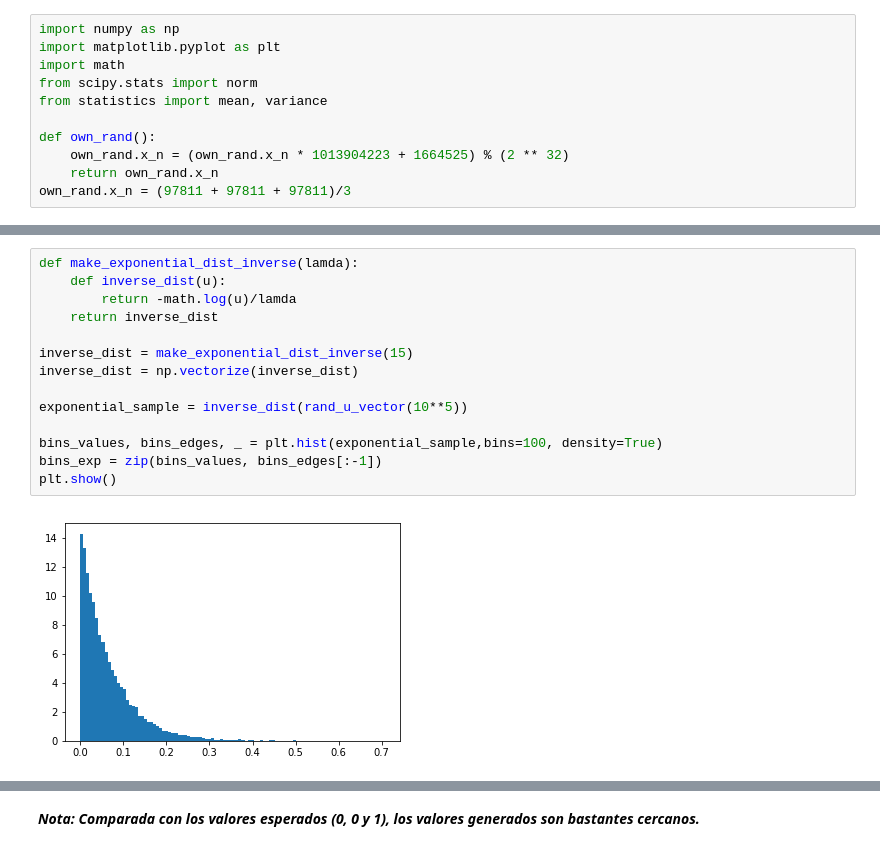
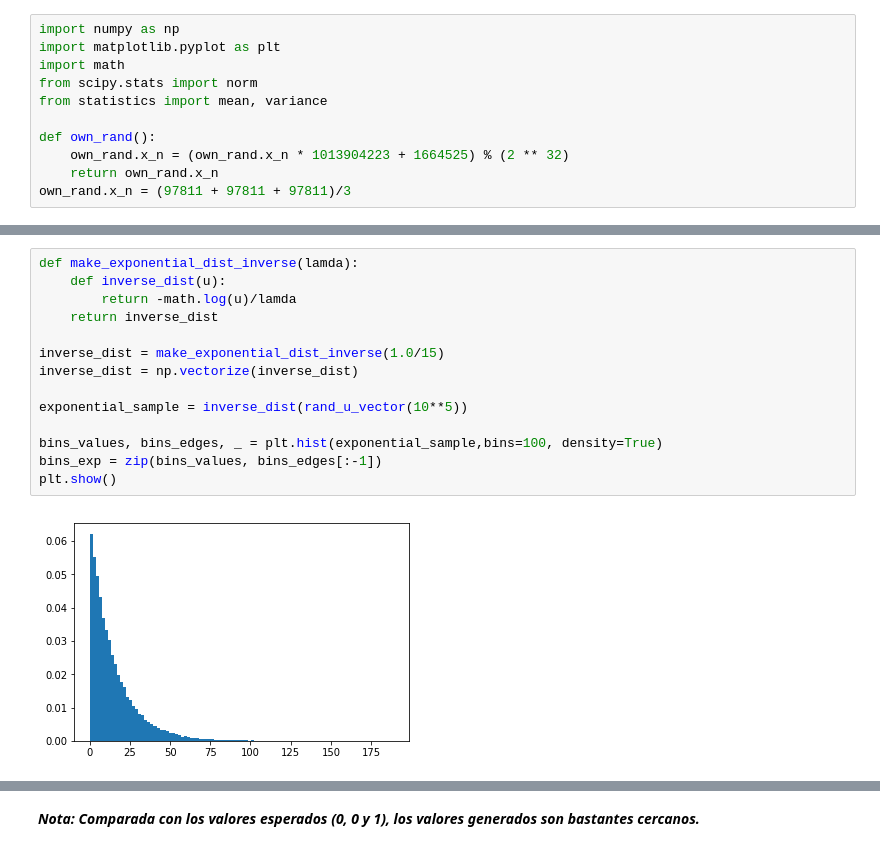
Before and after one commit to gonzalpetraglia/tp1-simu, a Jupyter notebook: TP1.ipynb, the cells around one changed output, grey strips where cells are left out. Saved outputs shown, nothing was run; the diff lists cells and outputs as text.

```diff
--- a/TP1.ipynb
+++ b/TP1.ipynb
@@ -39,16 +46,16 @@ plt.show()
 # %%
 def make_exponential_dist_inverse(lamda):
     def inverse_dist(u):
         return -math.log(u)/lamda
     return inverse_dist
 
-inverse_dist = make_exponential_dist_inverse(15)
+inverse_dist = make_exponential_dist_inverse(1.0/15)
 inverse_dist = np.vectorize(inverse_dist)
 
 exponential_sample = inverse_dist(rand_u_vector(10**5))
 
 bins_values, bins_edges, _ = plt.hist(exponential_sample,bins=100, density=True)
 bins_exp = zip(bins_values, bins_edges[:-1])
 plt.show()
 # %% [output]
-[figure, old version]
+[figure, new version]
```
Also changed, not shown: parts of 35 cells of this notebook.
